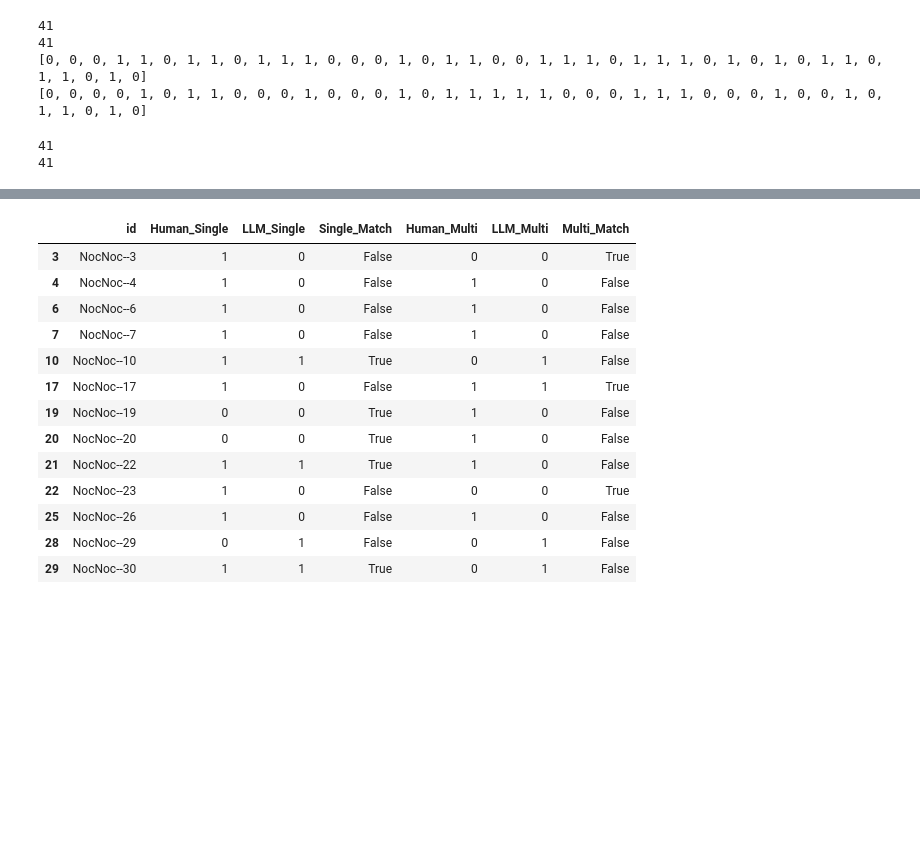
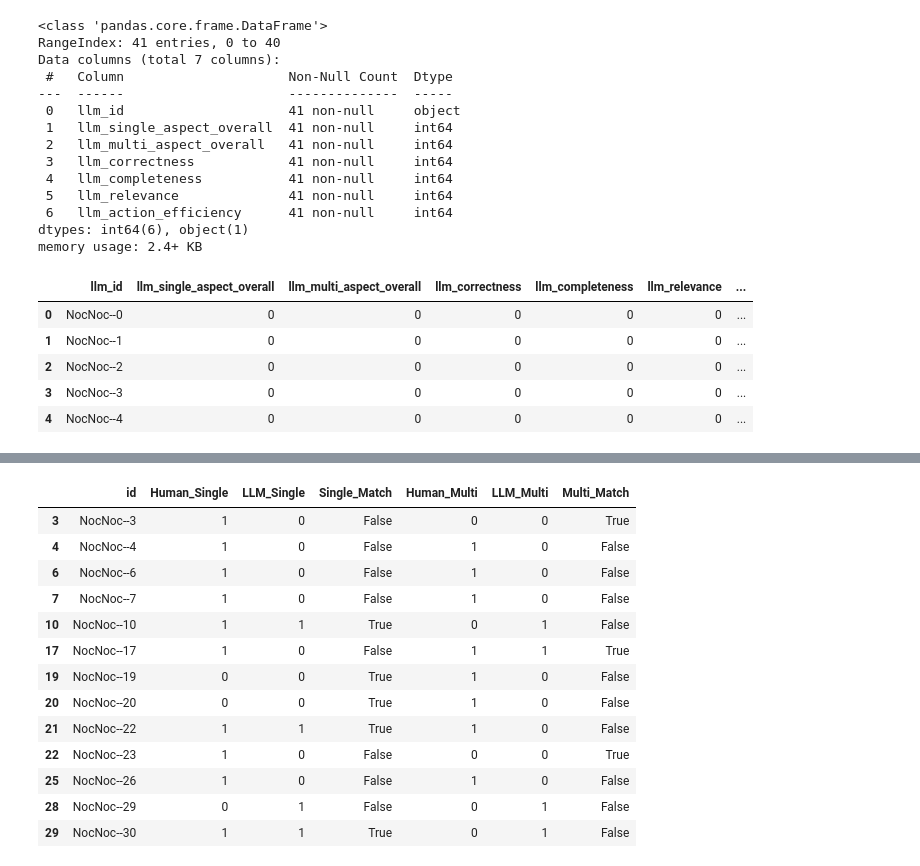
Before and after one commit to yoaperm/WebVoyager, a Jupyter notebook: evaluation/evaluation_report.ipynb, the cells around one changed output, grey strips where cells are left out. Saved outputs shown, nothing was run; the diff lists cells and outputs as text; code cells hidden in the pictures; blank space fills up the shorter version.

```diff
--- a/evaluation/evaluation_report.ipynb
+++ b/evaluation/evaluation_report.ipynb
@@ -52,10 +53,0 @@ human_multi_aspect.extend(
-# %%
-print(len(human_single_aspect))
-print(len(human_multi_aspect))
-print(human_single_aspect)
-print(human_multi_aspect)
-# %% [output]
-41
-41
-[0, 0, 0, 1, 1, 0, 1, 1, 0, 1, 1, 1, 0, 0, 0, 1, 0, 1, 1, 0, 0, 1, 1, 1, 0, 1, 1, 1, 0, 1, 0, 1, 0, 1, 1, 0, 1, 1, 0, 1, 0]
-[0, 0, 0, 0, 1, 0, 1, 1, 0, 0, 0, 1, 0, 0, 0, 1, 0, 1, 1, 1, 1, 1, 0, 0, 0, 1, 1, 1, 0, 0, 0, 1, 0, 0, 1, 0, 1, 1, 0, 1, 0]
@@ -66,6 +118,0 @@ eval_multi_aspect = [0, 0, 0, 0, 0, 0, 0, 0, 0, 0, 1, 1, 0, 0, 0, 1, 0, 1, 1, 0,
-# %%
-print(len(eval_single_aspect))
-print(len(eval_multi_aspect))
-# %% [output]
-41
-41
@@ -89,0 +121,24 @@ comparison_df = pd.DataFrame(comparison)
+# %%
+llm_df.info()
+llm_df.head()
+# %% [output]
+<class 'pandas.core.frame.DataFrame'>
+RangeIndex: 41 entries, 0 to 40
+Data columns (total 7 columns):
+ #   Column                     Non-Null Count  Dtype
+---  ------                     --------------  -----
+ 0   llm_id                     41 non-null     object
+ 1   llm_single_aspect_overall  41 non-null     int64
+ 2   llm_multi_aspect_overall   41 non-null     int64
+ 3   llm_correctness            41 non-null     int64
+ 4   llm_completeness           41 non-null     int64
+ 5   llm_relevance              41 non-null     int64
+ 6   llm_action_efficiency      41 non-null     int64
+dtypes: int64(6), object(1)
+memory usage: 2.4+ KB
+|  | llm_id | llm_single_aspect_overall | llm_multi_aspect_overall | llm_correctness | llm_completeness | llm_relevance | ... |
+| 0 | NocNoc--0 | 0 | 0 | 0 | 0 | 0 | ... |
+| 1 | NocNoc--1 | 0 | 0 | 0 | 0 | 0 | ... |
+| 2 | NocNoc--2 | 0 | 0 | 0 | 0 | 0 | ... |
+| 3 | NocNoc--3 | 0 | 0 | 0 | 0 | 0 | ... |
+| 4 | NocNoc--4 | 0 | 0 | 0 | 0 | 0 | ... |
```
Also changed, not shown: parts of 21 cells of this notebook.
